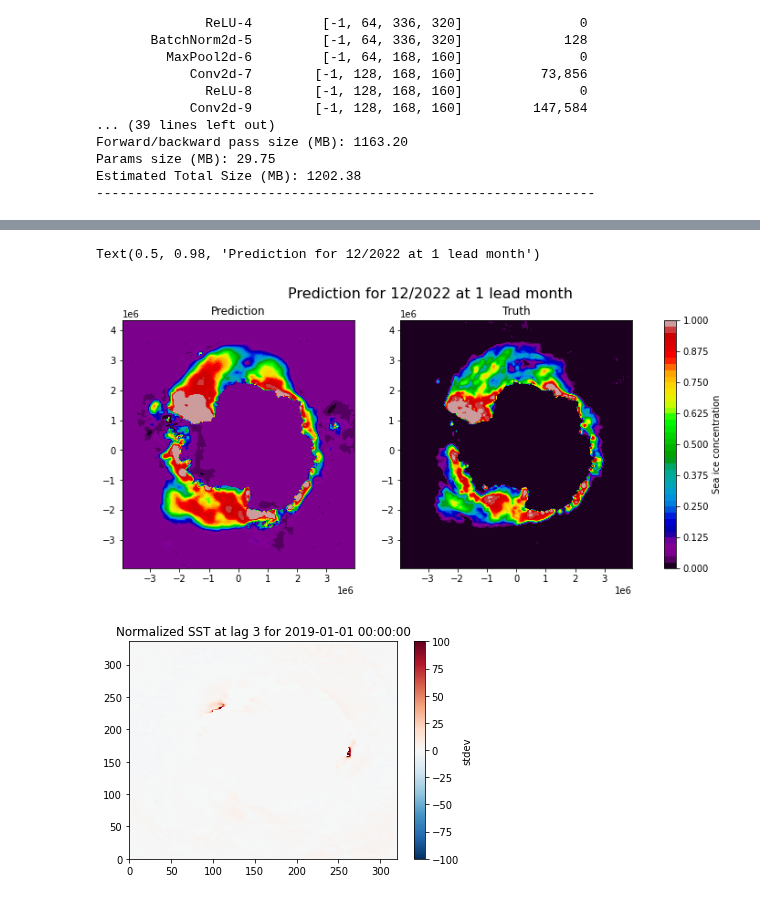
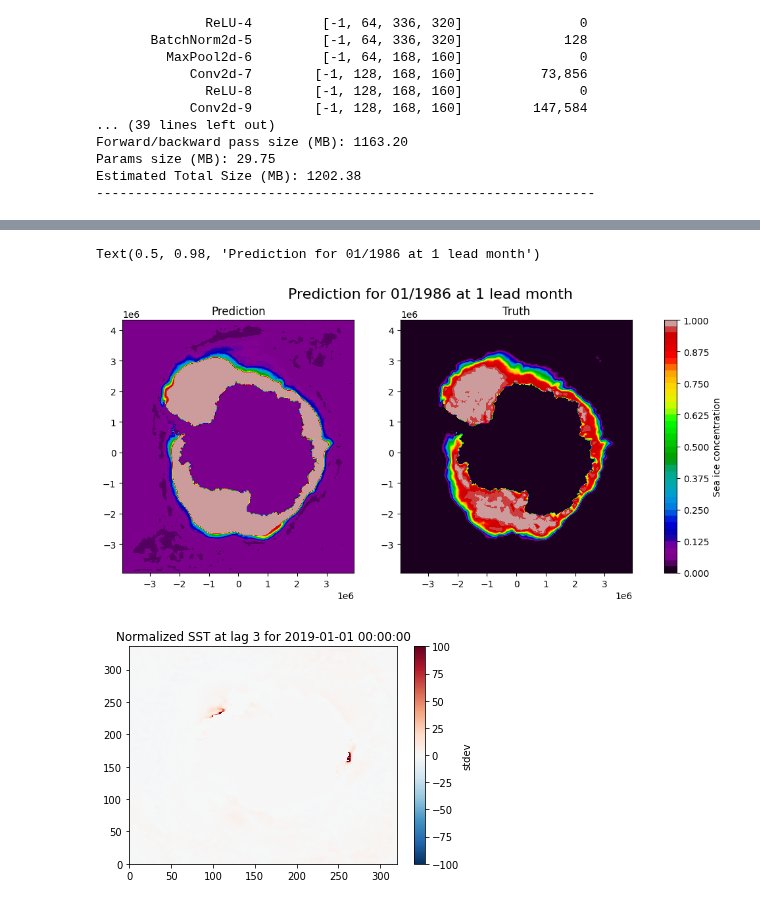
Before and after one commit to ychnli/sicpred, a Jupyter notebook: notebooks/models_testing.ipynb, the cells around one changed output, grey strips where cells are left out. Cells and saved outputs as stored; diff of their text form; code cells hidden in the pictures.

```diff
--- a/notebooks/models_testing.ipynb
+++ b/notebooks/models_testing.ipynb
@@ -182,9 +197,11 @@ train samples: 388 (0.78)
      val samples: 48 (0.1)
      test samples: 61 (0.12)
 # %%
+import h5py
+
 data_directory = os.path.join(DATA_DIRECTORY, 'sicpred/data_pairs_npy')
 configuration = 'simple'
-batch_size = 20
+batch_size = 4
 
 # Create dataset instances for training, validation, and testing
 train_dataset = SeaIceDataset(data_directory, configuration, split_array, start_prediction_months, split_type='train', target_shape=(336, 320))
@@ -325,7 +338,7 @@ outputs_list = []
 targets_list = []
 
 with torch.no_grad():
-    for inputs, targets, target_months in test_loader:
+    for inputs, targets, target_months in train_loader:
         inputs, targets = inputs.to(device), targets.to(device)
         outputs = model(inputs)
         inputs_list.append(inputs)
@@ -343,29 +381,29 @@ nsdic_sic = xr.open_dataset(f"{DATA_DIRECTORY}/NSIDC/seaice_conc_monthly_all.nc"
 # %%
 
 fig, (ax1, ax2) = plt.subplots(1, 2, figsize=(12.5, 5))
 
-month_index = 7
+month_index = 0
 lead_time = 0
-list_elem = 2
+list_elem = 15
 
 ax1.contourf(nsdic_sic.xgrid, nsdic_sic.ygrid, outputs_list[list_elem][month_index,lead_time,2:334,2:318].cpu(), cmap='nipy_spectral',\
     levels=np.arange(0,1.025,0.025))
 cax = ax2.contourf(nsdic_sic.xgrid, nsdic_sic.ygrid, targets_list[list_elem][month_index,lead_time,2:334,2:318].cpu(), cmap='nipy_spectral',\
     levels=np.arange(0,1.025,0.025))
 
 ax1.set_title("Prediction")
 ax2.set_title("Truth")
 
 cbar = fig.colorbar(cax, ax=[ax1, ax2], orientation='vertical')
 cbar.set_label('Sea ice concentration')
 
-predicted_month = TEST_MONTHS[month_index + lead_time + list_elem*batch_size]
+predicted_month = TRAIN_MONTHS[month_index + lead_time + list_elem*batch_size]
 
 plt.suptitle(f"Prediction for {predicted_month.month:02}/{predicted_month.year} at {lead_time+1} lead month", fontsize=16)
 #plt.savefig(f"../figures/{model_full_name}_{predicted_month.month:02}_{predicted_month.year}_lead_{lead_time+1}.jpg", dpi=300, bbox_inches='tight')
 # %% [output]
-Text(0.5, 0.98, 'Prediction for 12/2022 at 1 lead month')
+Text(0.5, 0.98, 'Prediction for 01/1986 at 1 lead month')
-[figure, old version]
+[figure, new version]
 # %%
 month_index = 0
 list_elem = 0
```
Also changed, not shown: parts of 4 cells of this notebook, 2 other files.
